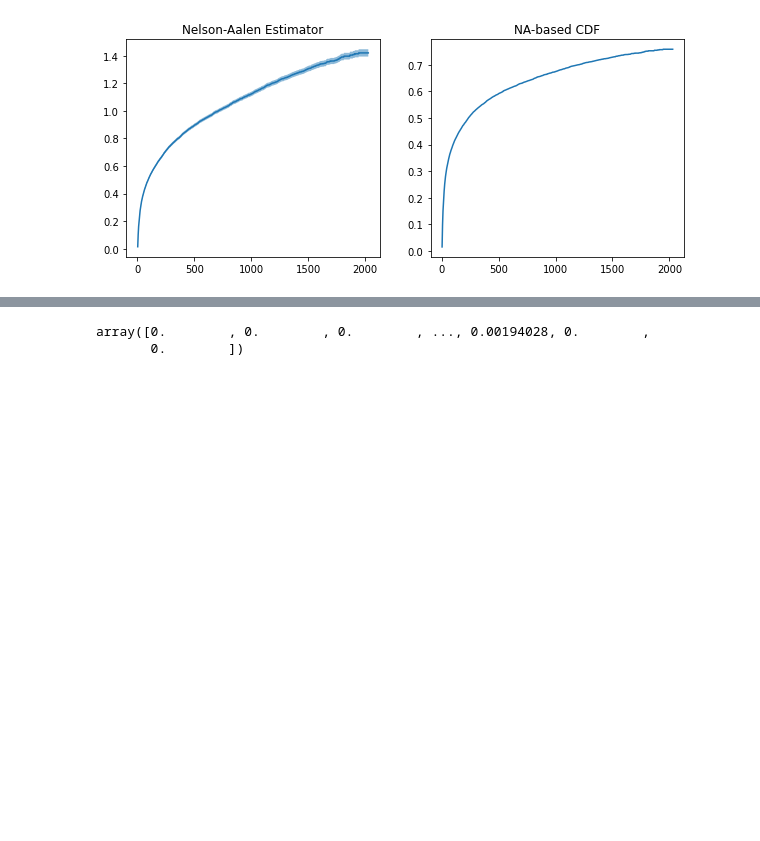
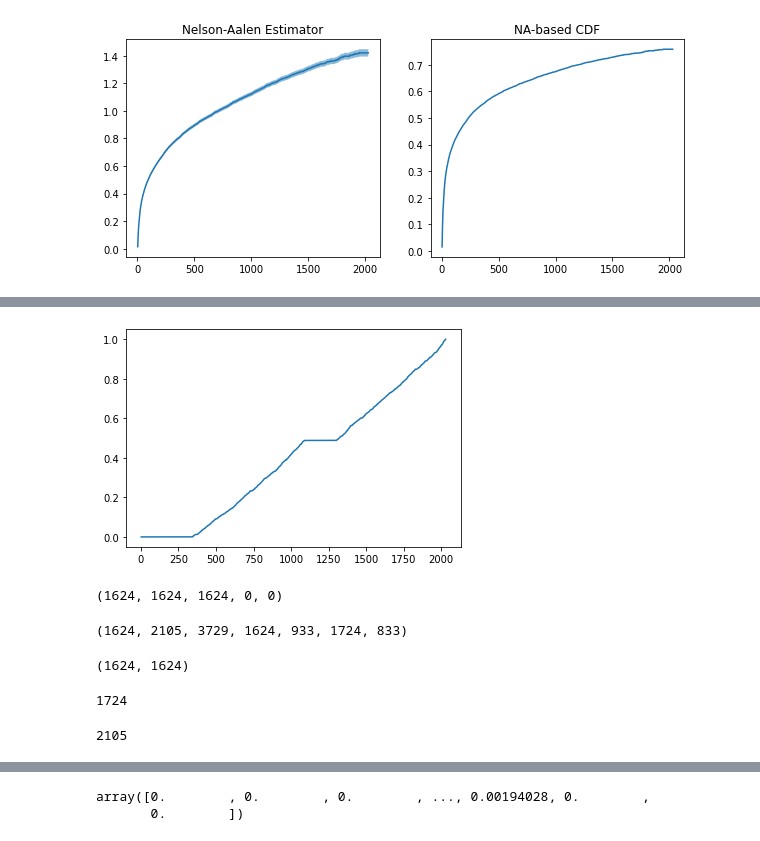
Before and after one commit to mengelhard/tte-performance, a Jupyter notebook: example.ipynb, the cells around one changed output, grey strips where cells are left out. Drawn from its saved outputs; the diff is of its cells as text; code cells hidden in the pictures; blank space fills up the shorter version.

```diff
--- a/example.ipynb
+++ b/example.ipynb
@@ -81,3 +94,28 @@ m = 1 - m
 
 s = pd.Series(data=m, index=t)
 pc = s.reindex(s.index.union(t_test)).interpolate()[t_test].values
+# %%
+plt.plot(t, m)
+plt.show()
+# %% [output]
+[figure, added]
+# %%
+len(np.unique(t_train)), len(t), len(m), np.isnan(m).sum(), np.isnan(t).sum()
+# %% [output]
+(1624, 1624, 1624, 0, 0)
+# %%
+len(t), len(t_test), len(t) + len(t_test), len(set(t)), len(set(t_test)), len(set(t) | set(t_test)), len(set(t) & set(t_test))
+# %% [output]
+(1624, 2105, 3729, 1624, 933, 1724, 833)
+# %%
+len(s), len(t)
+# %% [output]
+(1624, 1624)
+# %%
+len(s.index.union(t_test).unique())
+# %% [output]
+1724
+# %%
+len(s.reindex(s.index.union(t_test).unique()).interpolate()[t_test])
+# %% [output]
+2105
```
Also changed, not shown: parts of 8 cells of this notebook, 1 other file.
